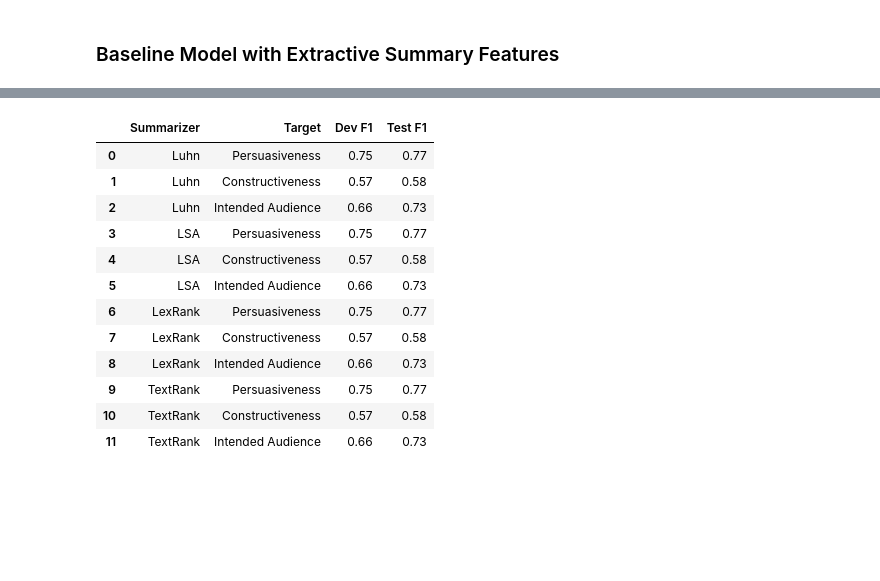
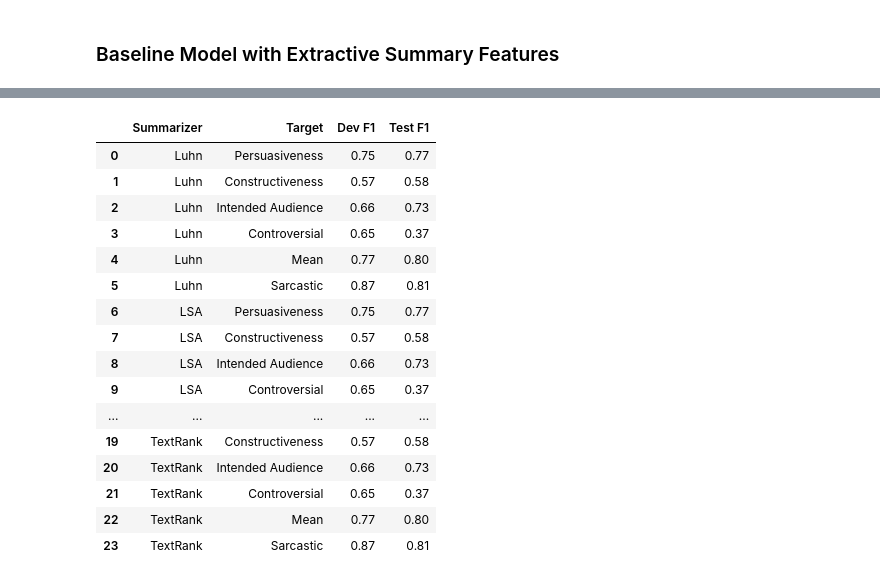
Before and after one commit to arrpee/csci-544-project, a Jupyter notebook: yahoo.ipynb, the cells around one changed output, grey strips where cells are left out. Drawn from its saved outputs; the diff is of its cells as text; code cells hidden in the pictures; blank space fills up the shorter version.

```diff
--- a/yahoo.ipynb
+++ b/yahoo.ipynb
@@ -335,7 +353,8 @@ def get_average_w2v_vector_thread(row):
 
 
 baseline_scores = pd.DataFrame(columns=["Summarizer", "Target", "Dev F1", "Test F1"])
-summarizer_models = [Luhn(), LSA(), LexRank(), TextRank()]
+
+
 for summarizer in summarizer_models:
     train_df["summary"] = train_df["thread"].apply(summarizer.summarize)
     dev_df["summary"] = dev_df["thread"].apply(summarizer.summarize)
@@ -345,6 +364,9 @@ for summarizer in summarizer_models:
         ("persuasiveness", "Persuasiveness"),
         ("constructiveclass", "Constructiveness"),
         ("intendedaudience", "Intended Audience"),
+        ("controversial", "Controversial"),
+        ("mean", "Mean"),
+        ("sarcastic", "Sarcastic"),
     ]:
         train_X = train_df.apply(
             lambda x: get_average_w2v_vector_thread(x), axis=1, result_type="expand"
@@ -386,6 +408,7 @@ for summarizer in summarizer_models:
     dev_df = dev_df.drop(["summary"], axis=1)
     test_df = test_df.drop(["summary"], axis=1)
 
+
 baseline_scores.round(2)
 # %% [output]
 |  | Summarizer | Target | Dev F1 | Test F1 |
@@ -464,10 +498,14 @@ baseline_scores.round(2)
 # %%
-summarizer_models = [Luhn(), LSA(), LexRank(), TextRank()]
-
 for summarizer in summarizer_models:
-    train_sentence_embeddings[str(summarizer)] = sbert_model.encode(train_df["thread"].apply(summarizer.summarize).to_list())
-    dev_entence_embeddings[str(summarizer)] = sbert_model.encode(dev_df["thread"].apply(summarizer.summarize).to_list())
-    test_sentence_embeddings[str(summarizer)] = sbert_model.encode(test_df["thread"].apply(summarizer.summarize).to_list())
+    train_sentence_embeddings[str(summarizer)] = sbert_model.encode(
+        train_df["thread"].apply(summarizer.summarize).to_list()
+    )
+    dev_entence_embeddings[str(summarizer)] = sbert_model.encode(
+        dev_df["thread"].apply(summarizer.summarize).to_list()
+    )
+    test_sentence_embeddings[str(summarizer)] = sbert_model.encode(
+        test_df["thread"].apply(summarizer.summarize).to_list()
+    )
 # %%
 baseline_scores = pd.DataFrame(columns=["Summarizer", "Target", "Dev F1", "Test F1"])
 
@@ -476,49 +514,71 @@ for summarizer in summarizer_models:
         ("persuasiveness", "Persuasiveness"),
         ("constructiveclass", "Constructiveness"),
         ("intendedaudience", "Intended Audience"),
+        ("controversial", "Controversial"),
+        ("mean", "Mean"),
+        ("sarcastic", "Sarcastic"),
     ]:
-        train_X = np.concatenate((train_sentence_embeddings["Base"], train_sentence_embeddings[str(summarizer)]), axis=1)
-        dev_X = np.concatenate((dev_entence_embeddings["Base"], dev_entence_embeddings[str(summarizer)]), axis=1)
-        test_X = np.concatenate((test_sentence_embeddings["Base"], test_sentence_embeddings[str(summarizer)]), axis=1)
+        train_X = np.concatenate(
+            (
+                train_sentence_embeddings["Base"],
+                train_sentence_embeddings[str(summarizer)],
+            ),
+            axis=1,
+        )
+        dev_X = np.concatenate(
+            (dev_entence_embeddings["Base"], dev_entence_embeddings[str(summarizer)]),
+            axis=1,
+        )
+        test_X = np.concatenate(
+            (
+                test_sentence_embeddings["Base"],
+                test_sentence_embeddings[str(summarizer)],
+            ),
+            axis=1,
+        )
 
         train_y = train_df[target_col]
         dev_y = dev_df[target_col]
         test_y = test_df[target_col]
 
         train_X = train_X[train_y.notna()]
         train_y = train_y[train_y.notna()]
 
         dev_X = dev_X[dev_y.notna()]
         dev_y = dev_y[dev_y.notna()]
 
         test_X = test_X[test_y.notna()]
         test_y = test_y[test_y.notna()]
 
         clf = LogisticRegression(max_iter=10000)
         clf.fit(train_X, train_y)
 
         pred_dev_y = clf.predict(dev_X)
         pred_test_y = clf.predict(test_X)
 
         baseline_scores.loc[len(baseline_scores.index)] = [
             str(summarizer),
             display_name,
             f1_score(dev_y, pred_dev_y, average="weighted"),
             f1_score(test_y, pred_test_y, average="weighted"),
         ]
 
 baseline_scores.round(2)
 # %% [output]
 |  | Summarizer | Target | Dev F1 | Test F1 |
 | 0 | Luhn | Persuasiveness | 0.75 | 0.77 |
 | 1 | Luhn | Constructiveness | 0.57 | 0.58 |
 | 2 | Luhn | Intended Audience | 0.66 | 0.73 |
-| 3 | LSA | Persuasiveness | 0.75 | 0.77 |
-| 4 | LSA | Constructiveness | 0.57 | 0.58 |
-| 5 | LSA | Intended Audience | 0.66 | 0.73 |
-| 6 | LexRank | Persuasiveness | 0.75 | 0.77 |
-| 7 | LexRank | Constructiveness | 0.57 | 0.58 |
-| 8 | LexRank | Intended Audience | 0.66 | 0.73 |
-| 9 | TextRank | Persuasiveness | 0.75 | 0.77 |
-| 10 | TextRank | Constructiveness | 0.57 | 0.58 |
-| 11 | TextRank | Intended Audience | 0.66 | 0.73 |
+| 3 | Luhn | Controversial | 0.65 | 0.37 |
+| 4 | Luhn | Mean | 0.77 | 0.80 |
+| 5 | Luhn | Sarcastic | 0.87 | 0.81 |
+| 6 | LSA | Persuasiveness | 0.75 | 0.77 |
+| 7 | LSA | Constructiveness | 0.57 | 0.58 |
+| 8 | LSA | Intended Audience | 0.66 | 0.73 |
+| 9 | LSA | Controversial | 0.65 | 0.37 |
+| ... | ... | ... | ... | ... |
+| 19 | TextRank | Constructiveness | 0.57 | 0.58 |
+| 20 | TextRank | Intended Audience | 0.66 | 0.73 |
+| 21 | TextRank | Controversial | 0.65 | 0.37 |
+| 22 | TextRank | Mean | 0.77 | 0.80 |
+| 23 | TextRank | Sarcastic | 0.87 | 0.81 |
```
Also changed, not shown: parts of 8 cells of this notebook.
